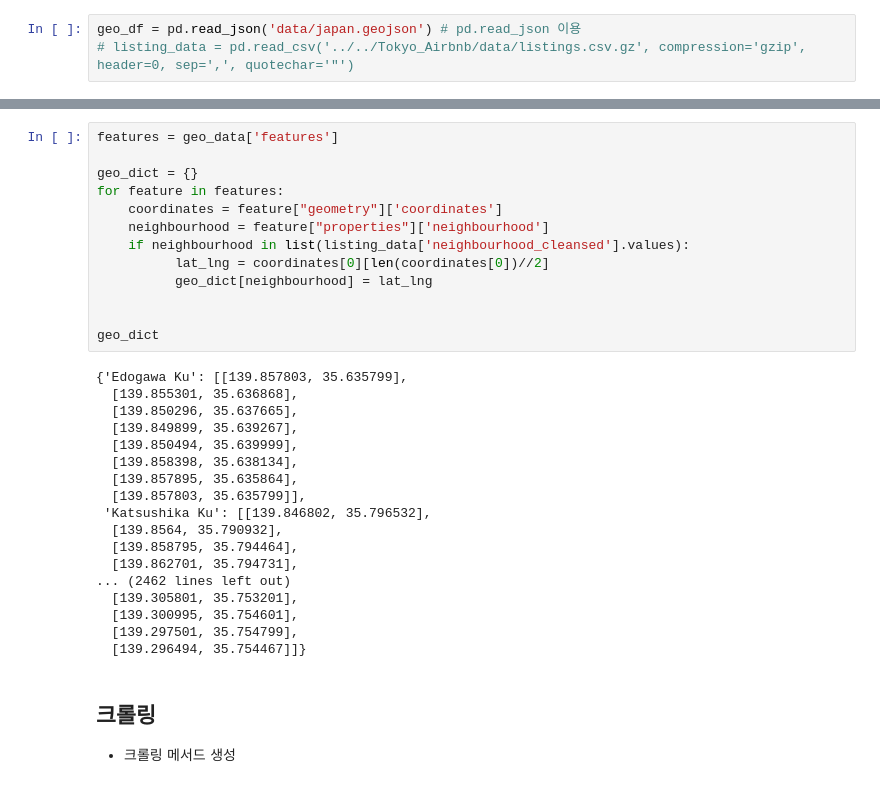
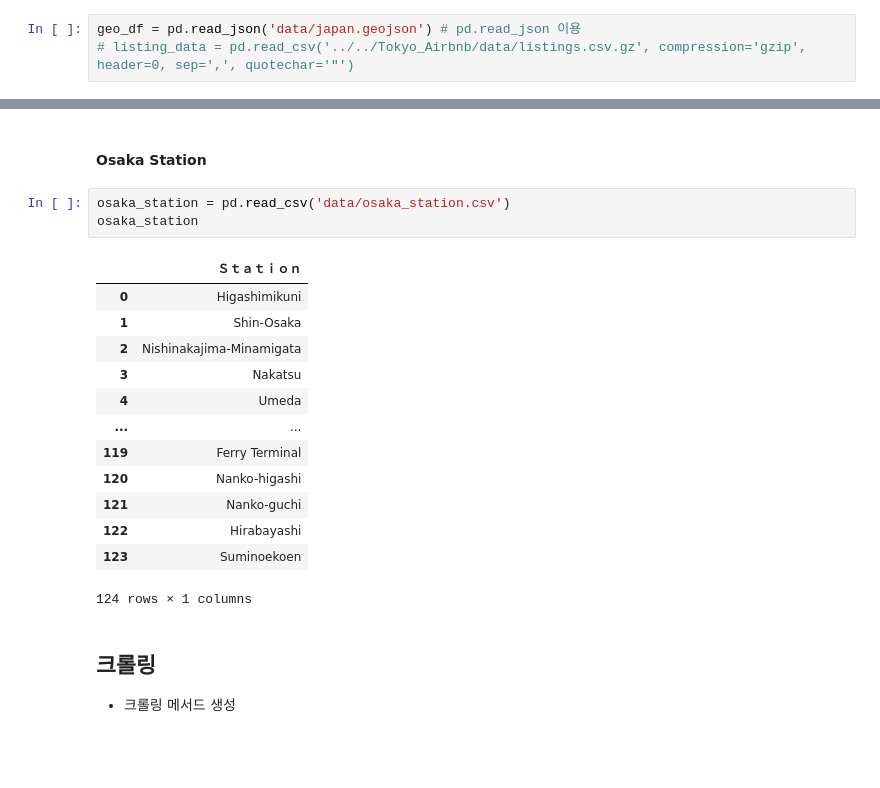
Before and after one commit to Jyundev/Tokyo-Airbnb-Project, a Jupyter notebook: OshimaCrawling/oshimaland_data.ipynb, the cells around one changed output, grey strips where cells are left out. Saved outputs shown, nothing was run; the diff lists cells and outputs as text; blank space fills up the shorter version.

Commit message:
osaka 크롤링

```diff
--- a/OshimaCrawling/oshimaland_data.ipynb
+++ b/OshimaCrawling/oshimaland_data.ipynb
@@ -63,34 +45,22 @@ geo_dict
-# %%
-features = geo_data['features']
-
-geo_dict = {}
-for feature in features:
-    coordinates = feature["geometry"]['coordinates']
-    neighbourhood = feature["properties"]['neighbourhood']
-    if neighbourhood in list(listing_data['neighbourhood_cleansed'].values):
-          lat_lng = coordinates[0][len(coordinates[0])//2]
-          geo_dict[neighbourhood] = lat_lng
-
-
-geo_dict
-# %% [output]
-{'Edogawa Ku': [[139.857803, 35.635799],
-  [139.855301, 35.636868],
-  [139.850296, 35.637665],
-  [139.849899, 35.639267],
-  [139.850494, 35.639999],
-  [139.858398, 35.638134],
-  [139.857895, 35.635864],
-  [139.857803, 35.635799]],
- 'Katsushika Ku': [[139.846802, 35.796532],
-  [139.8564, 35.790932],
-  [139.858795, 35.794464],
-  [139.862701, 35.794731],
-... (2462 lines left out)
-  [139.305801, 35.753201],
-  [139.300995, 35.754601],
-  [139.297501, 35.754799],
-  [139.296494, 35.754467]]}
+# %% [markdown]
+#### Osaka Station
+# %%
+osaka_station = pd.read_csv('data/osaka_station.csv')
+osaka_station
+# %% [output]
+|  | Ｓｔａｔｉｏｎ |
+| 0 | Higashimikuni |
+| 1 | Shin-Osaka |
+| 2 | Nishinakajima-Minamigata |
+| 3 | Nakatsu |
+| 4 | Umeda |
+| ... | ... |
+| 119 | Ferry Terminal |
+| 120 | Nanko-higashi |
+| 121 | Nanko-guchi |
+| 122 | Hirabayashi |
+| 123 | Suminoekoen |
+124 rows × 1 columns
 # %% [markdown]
 ## 크롤링
 - 크롤링 메서드 생성
```
Also changed, not shown: parts of 12 cells of this notebook.
